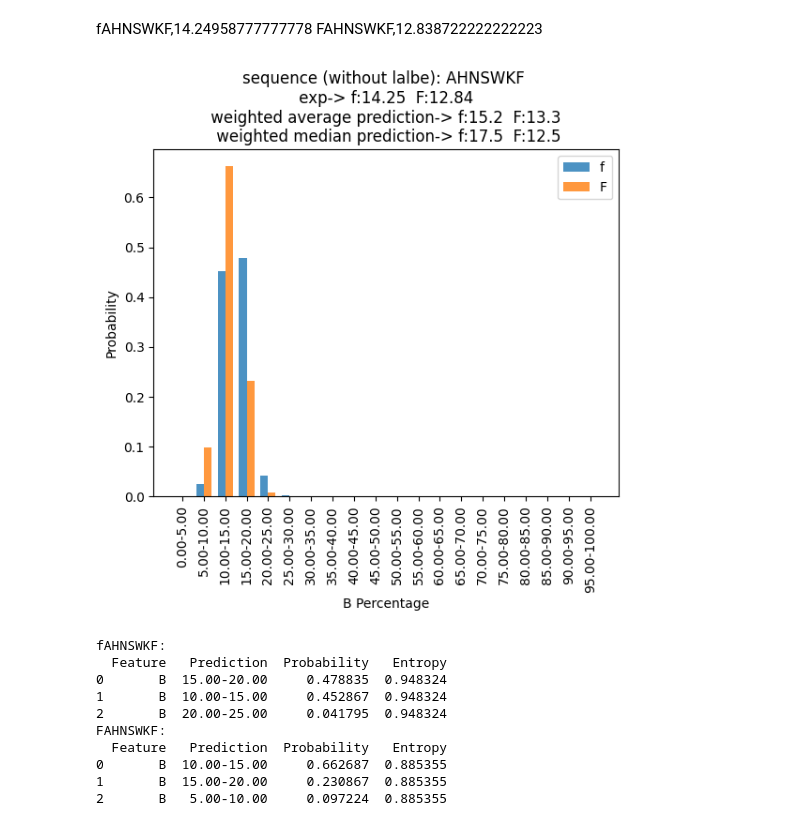
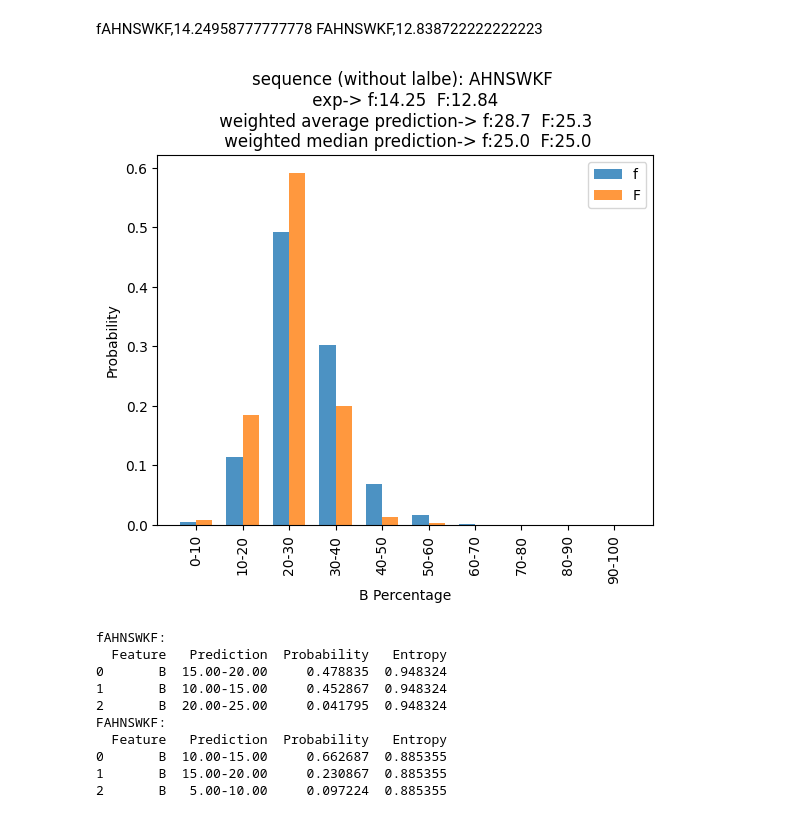
Before and after one commit to amirika20/StereoPep-Benchmarks, a Jupyter notebook: inference/UI.ipynb, the cells around one changed output. Drawn from its saved outputs; the diff is of its cells as text; code cells hidden in the pictures.

```diff
--- a/inference/UI.ipynb
+++ b/inference/UI.ipynb
@@ -1,10 +1,10 @@
 # %%
 import os
 import sys
-sys.path.append("/home/amirabbas-kazeminia/Projects/DeepRT_test")
+sys.path.append("/home/amirabbas-kazeminia/Projects/DeepRT")
 
-from Model.peplm import PepLM
-model = PepLM.load_from_checkpoint("/home/amirabbas-kazeminia/Projects/DeepRT_test/weights/best_model.ckpt")
+from Model.deeprt import DeepRT
+model = DeepRT.load_from_checkpoint("/home/amirabbas-kazeminia/Projects/DeepRT/weights/1layers_2heads_24dim_10seed.ckpt")
 # %%
 %matplotlib inline
 import matplotlib.pyplot as plt
@@ -117,26 +119,27 @@ FAHNSWKF,12.838722222222223
 # %%
 sequence = "AHNSWKF"
 F = 12.84
 f = 14.25
-_, labels, f_B_prbs = model.predict(f"f{sequence}")
-_, labels, F_B_prbs = model.predict(f"F{sequence}")
+f_B_prbs = model.predict([f"f{sequence}"])["B_probs"].squeeze()[1:]
+F_B_prbs = model.predict([f"F{sequence}"])["B_probs"].squeeze()[1:]
+labels = [f"{i}-{i+10}" for i in range(0,100,10)]
 x = np.arange(len(labels))
-f_pred = (torch.arange(2.5,100,5) * f_B_prbs).sum()
-f_med = weighted_median(torch.arange(2.5,100,5), f_B_prbs)
-F_med = weighted_median(torch.arange(2.5,100,5), F_B_prbs)
-F_pred = (torch.arange(2.5,100,5) * F_B_prbs).sum()
+f_pred = (torch.arange(5,100,10) * f_B_prbs).sum()
+f_med = weighted_median(torch.arange(5,100,10), f_B_prbs)
+F_med = weighted_median(torch.arange(5,100,10), F_B_prbs)
+F_pred = (torch.arange(5,100,10) * F_B_prbs).sum()
 width = 0.35
 
 plt.bar(x-width/2, f_B_prbs, width, label='f', alpha=0.8)
 plt.bar(x+width/2, F_B_prbs, width, label='F', alpha=0.8)
 plt.xticks(x,labels, rotation=90)
 plt.title(f"sequence (without lalbe): {sequence} \n exp-> f:{f}  F:{F} \n weighted average prediction-> f:{f_pred:.1f}  F:{F_pred:.1f} \n weighted median prediction-> f:{f_med:.1f}  F:{F_med:.1f}")
 plt.xlabel("B Percentage")
 plt.ylabel("Probability")
 plt.legend()
 plt.show()
 # %% [output]
-[figure, old version]
+[figure, new version]
 # %%
 print("fAHNSWKF: ")
 print(model.predict("fAHNSWKF"))
```
Also changed, not shown: parts of 5 cells of this notebook, 54 other files.
